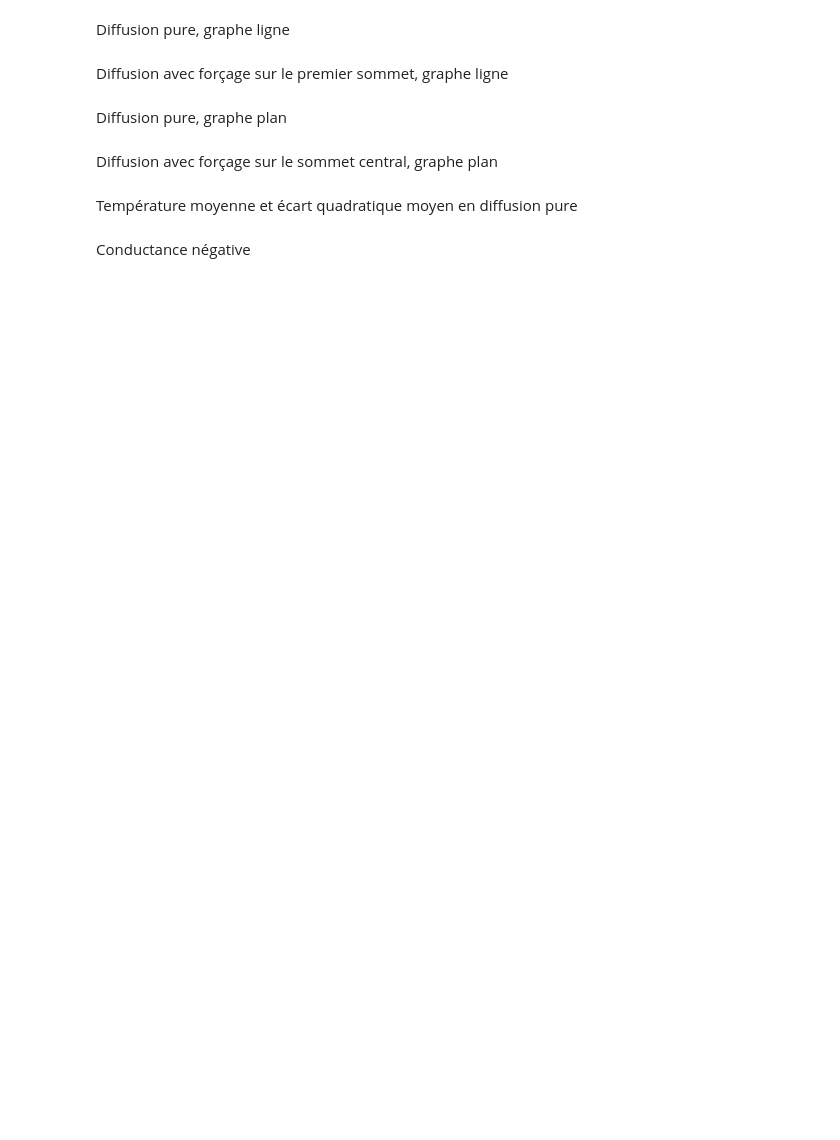
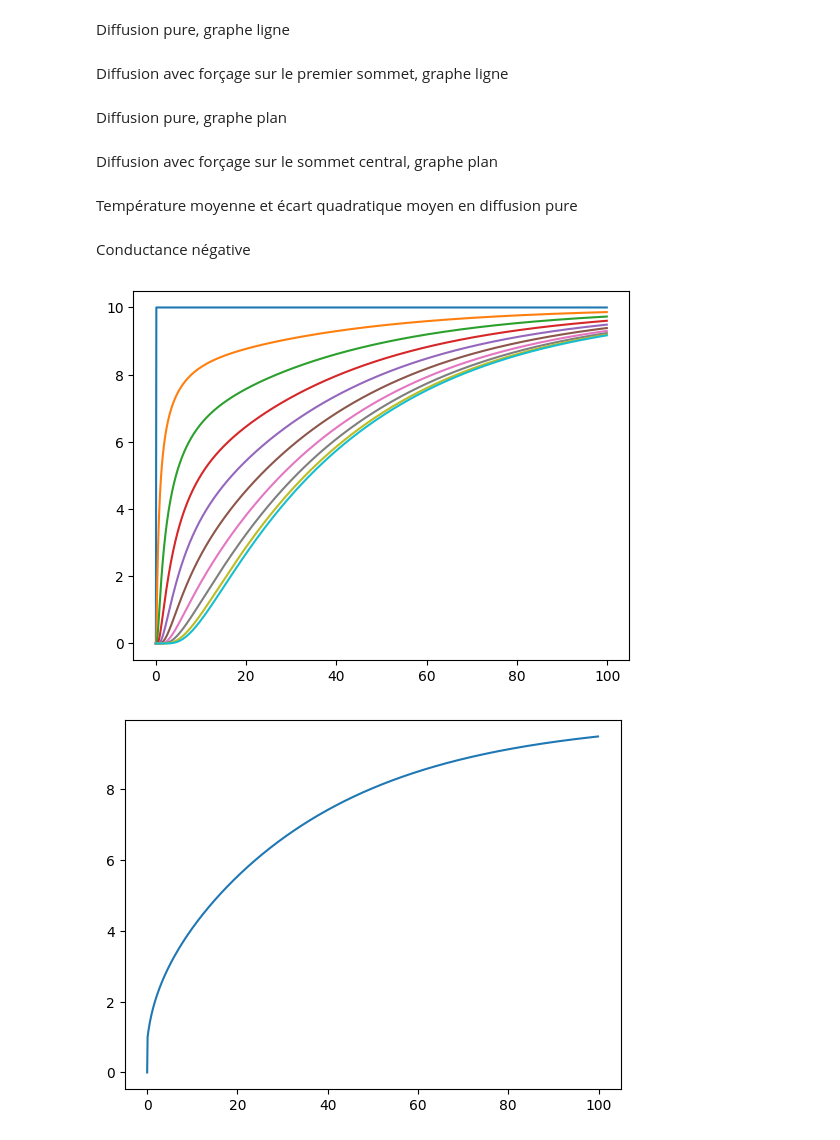
Before and after one commit to Balthazar42/ter_thermique, a Jupyter notebook: examples.ipynb, the cells around one changed output. Saved outputs shown, nothing was run; the diff lists cells and outputs as text; code cells hidden in the pictures; blank space fills up the shorter version.

```diff
--- a/examples.ipynb
+++ b/examples.ipynb
@@ -143,3 +144,22 @@ anim = g.animate(
     initial=np.array([0, 1, 2]),
 )
 plt.show()
+# %%
+%matplotlib inline
+g = line(10, 1, 1)
+g.boundary_conditions[0] = fixed_temp(10)
+
+t, U = g.simulate(
+    t_start=0,
+    t_end=100,
+    dt=0.1,
+    initial=np.zeros(g.n),
+)
+energy = g.mean_temp(U)
+plt.plot(t, U.T)
+plt.figure()
+plt.plot(t, energy)
+plt.show()
+# %% [output]
+[figure, added]
+[figure, added]
```
Also changed, not shown: parts of 1 cell of this notebook, 5 other files.
